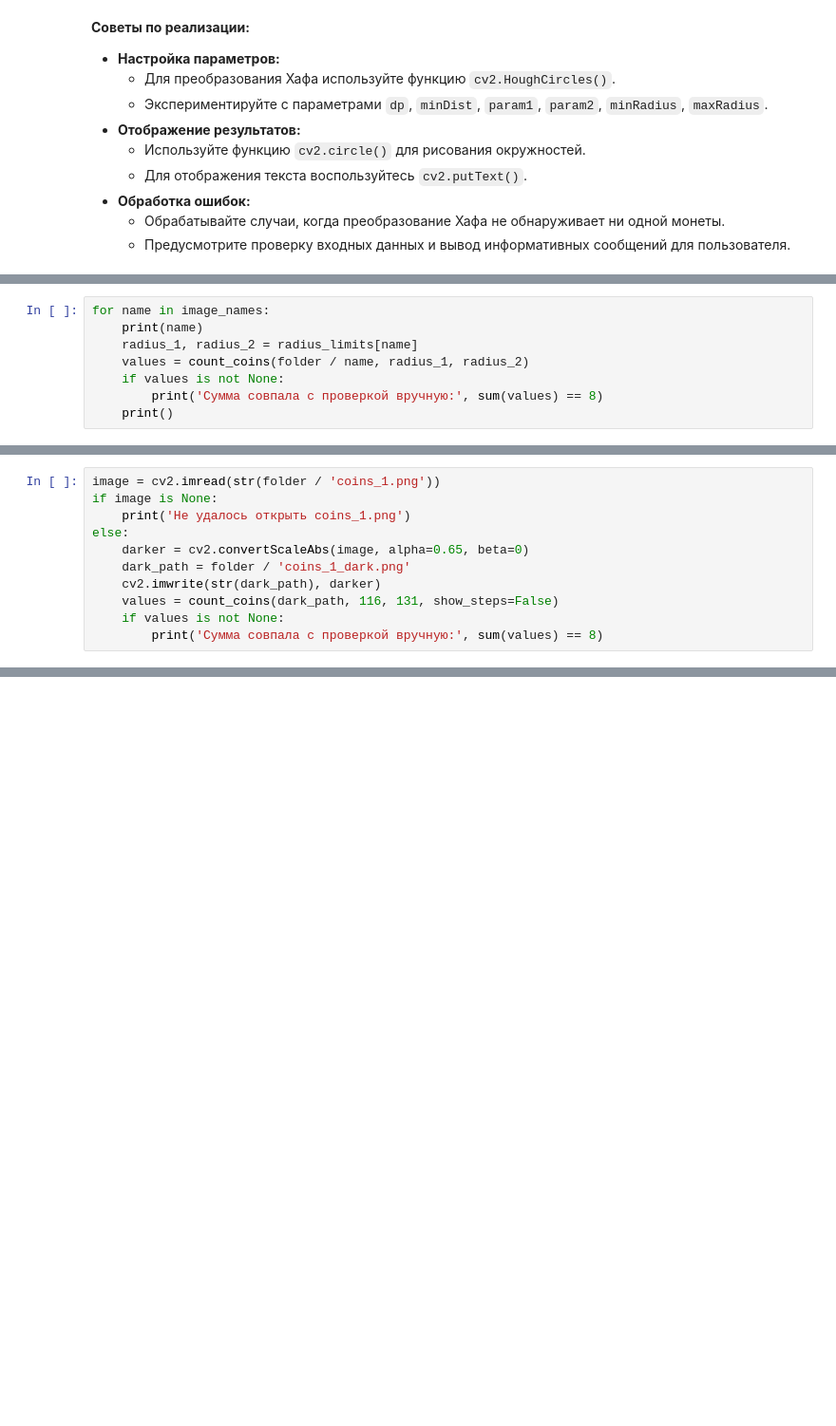
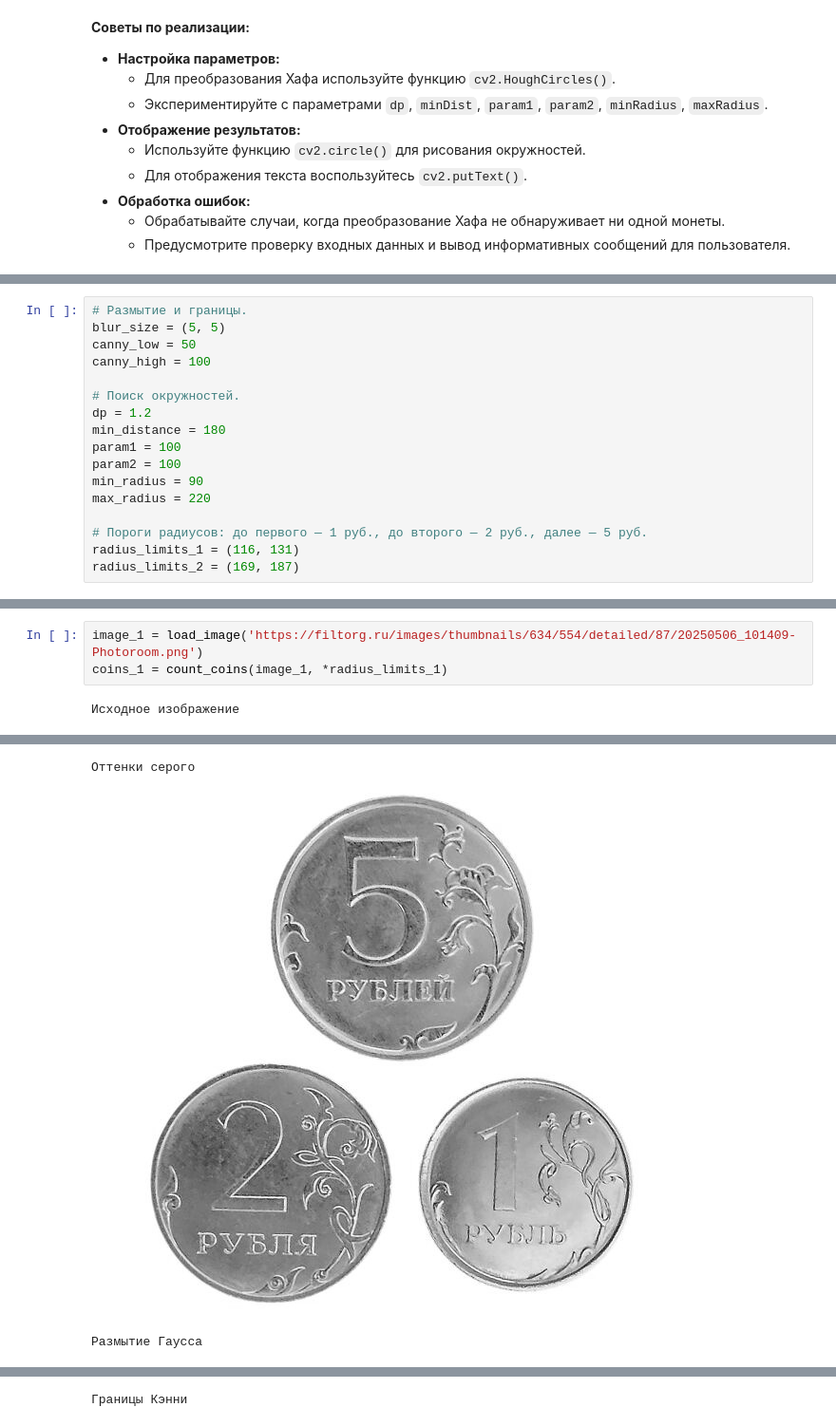
Before and after one commit to German121/image_processing, a Jupyter notebook: Задание 3/3.ipynb, the cells around one changed output, grey strips where cells are left out. Shown at 95% size. Saved outputs shown, nothing was run; the diff lists cells and outputs as text; blank space fills up the shorter version.

```diff
--- a/Задание 3/3.ipynb
+++ b/Задание 3/3.ipynb
@@ -236,8 +96,0 @@ def count_coins(image_path, radius_1, radius_2, show_steps=True):
-# %%
-for name in image_names:
-    print(name)
-    radius_1, radius_2 = radius_limits[name]
-    values = count_coins(folder / name, radius_1, radius_2)
-    if values is not None:
-        print('Сумма совпала с проверкой вручную:', sum(values) == 8)
-    print()
@@ -280,11 +96,0 @@ coins_2.jpg
-# %%
-image = cv2.imread(str(folder / 'coins_1.png'))
-if image is None:
-    print('Не удалось открыть coins_1.png')
-else:
-    darker = cv2.convertScaleAbs(image, alpha=0.65, beta=0)
-    dark_path = folder / 'coins_1_dark.png'
-    cv2.imwrite(str(dark_path), darker)
-    values = count_coins(dark_path, 116, 131, show_steps=False)
-    if values is not None:
-        print('Сумма совпала с проверкой вручную:', sum(values) == 8)
@@ -308,0 +132,17 @@ else:
+# %%
+# Размытие и границы.
+blur_size = (5, 5)
+canny_low = 50
+canny_high = 100
+
+# Поиск окружностей.
+dp = 1.2
+min_distance = 180
+param1 = 100
+param2 = 100
+min_radius = 90
+max_radius = 220
+
+# Пороги радиусов: до первого — 1 руб., до второго — 2 руб., далее — 5 руб.
+radius_limits_1 = (116, 131)
+radius_limits_2 = (169, 187)
@@ -308,0 +215,5 @@ else:
+# %%
+image_1 = load_image('https://filtorg.ru/images/thumbnails/634/554/detailed/87/20250506_101409-Photoroom.png')
+coins_1 = count_coins(image_1, *radius_limits_1)
+# %% [output]
+Исходное изображение
@@ -308,0 +221,3 @@ else:
+Оттенки серого
+[figure, added]
+Размытие Гаусса
@@ -308,0 +225 @@ else:
+Границы Кэнни
```
Also changed, not shown: parts of 20 cells of this notebook, 2 other files.
